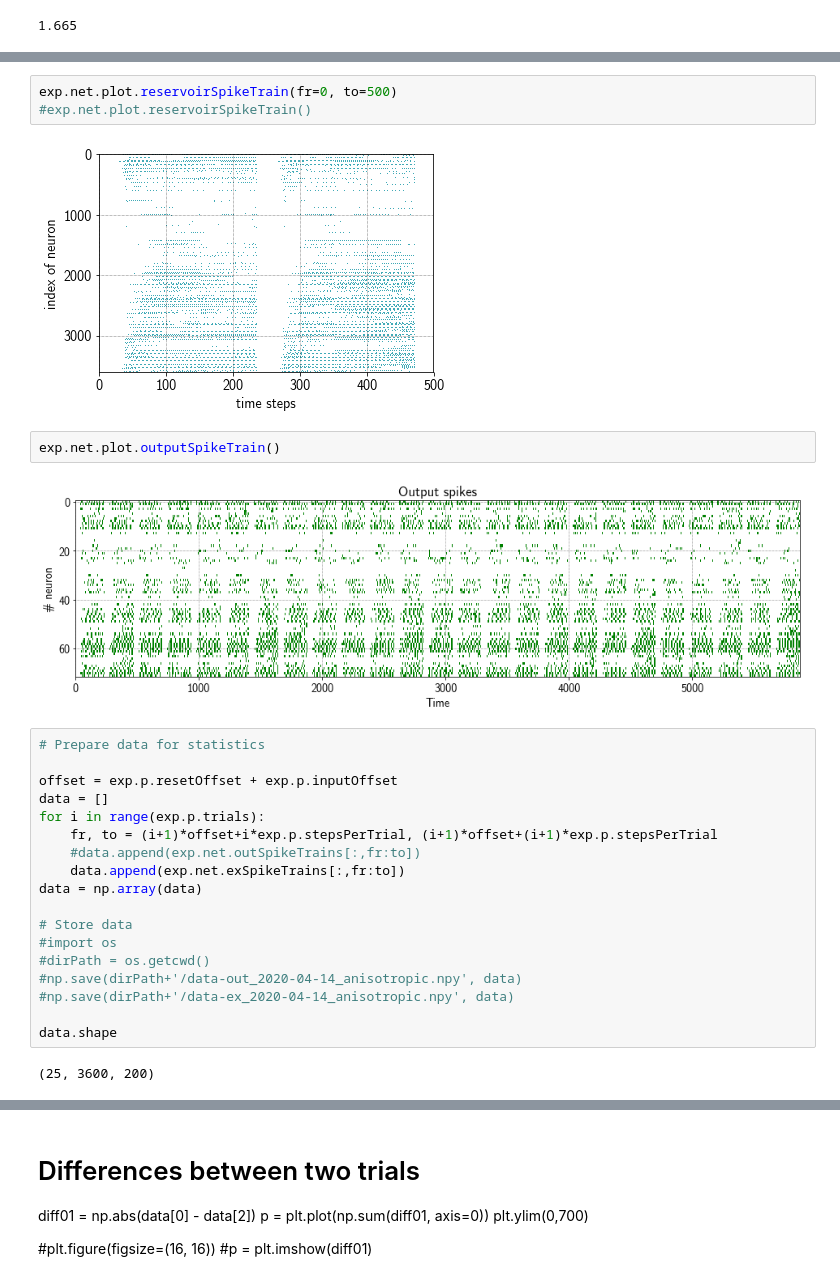
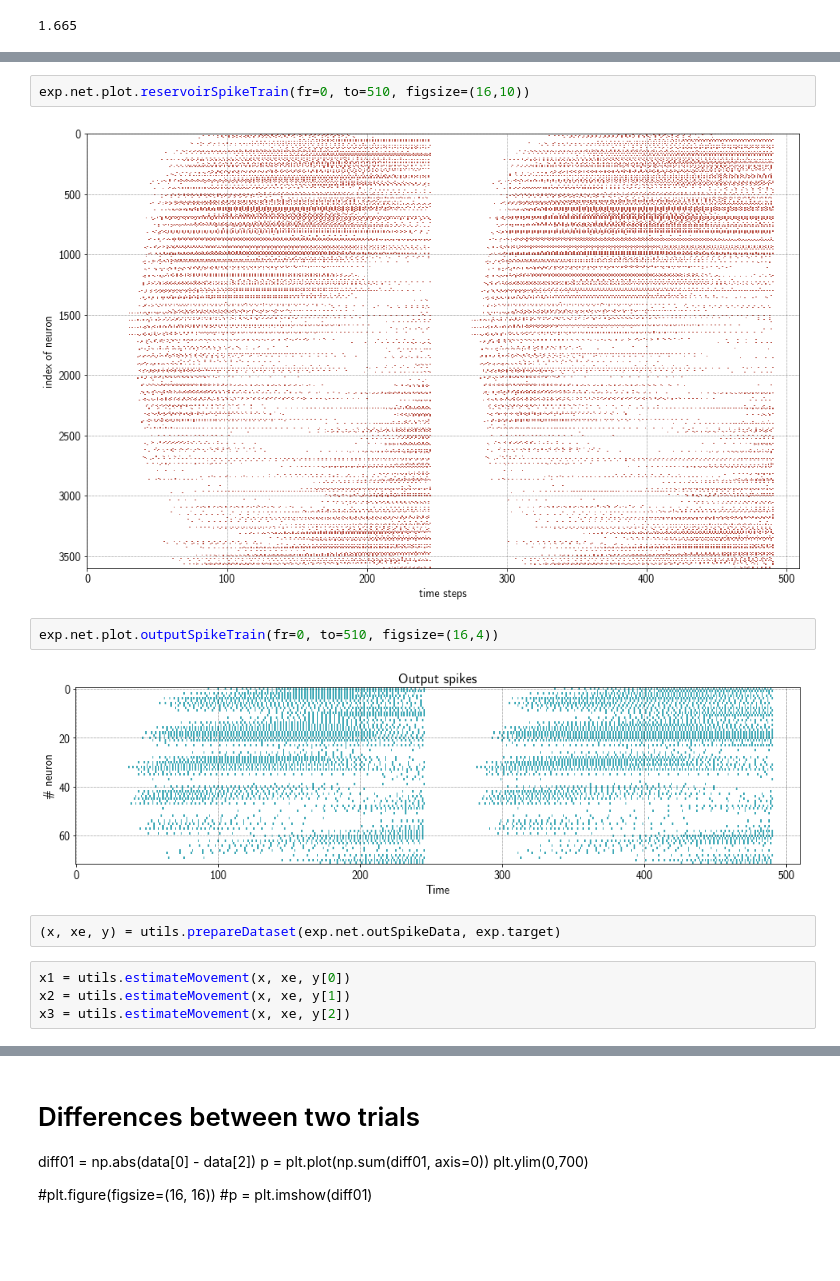
Before and after one commit to sagacitysite/pelenet, a Jupyter notebook: readout-learning.ipynb, the cells around one changed output, grey strips where cells are left out. Drawn from its saved outputs; the diff is of its cells as text; blank space fills up the shorter version.

Commit message:
readout plots refactoring, parameters are correct again

```diff
--- a/readout-learning.ipynb
+++ b/readout-learning.ipynb
@@ -53,29 +56,14 @@ exp.net.plot.landscape()
 # %%
-exp.net.plot.reservoirSpikeTrain(fr=0, to=500)
-#exp.net.plot.reservoirSpikeTrain()
+exp.net.plot.reservoirSpikeTrain(fr=0, to=510, figsize=(16,10))
 # %% [output]
-[figure, old version]
+[figure, new version]
 # %%
-exp.net.plot.outputSpikeTrain()
+exp.net.plot.outputSpikeTrain(fr=0, to=510, figsize=(16,4))
 # %% [output]
-[figure, old version]
+[figure, new version]
-# %%
-# Prepare data for statistics
-
-offset = exp.p.resetOffset + exp.p.inputOffset
-data = []
-for i in range(exp.p.trials):
-    fr, to = (i+1)*offset+i*exp.p.stepsPerTrial, (i+1)*offset+(i+1)*exp.p.stepsPerTrial
-    #data.append(exp.net.outSpikeTrains[:,fr:to])
-    data.append(exp.net.exSpikeTrains[:,fr:to])
-data = np.array(data)
-
-# Store data
-#import os
-#dirPath = os.getcwd()
-#np.save(dirPath+'/data-out_2020-04-14_anisotropic.npy', data)
-#np.save(dirPath+'/data-ex_2020-04-14_anisotropic.npy', data)
-
-data.shape
-# %% [output]
-(25, 3600, 200)
+# %%
+(x, xe, y) = utils.prepareDataset(exp.net.outSpikeData, exp.target)
+# %%
+x1 = utils.estimateMovement(x, xe, y[0])
+x2 = utils.estimateMovement(x, xe, y[1])
+x3 = utils.estimateMovement(x, xe, y[2])
```
Also changed, not shown: parts of 8 cells of this notebook, 13 other files.
